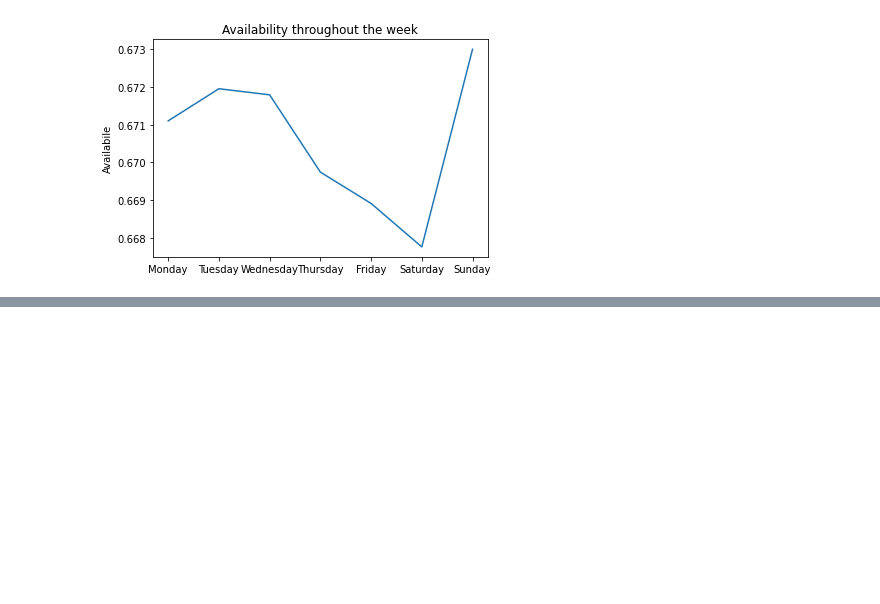
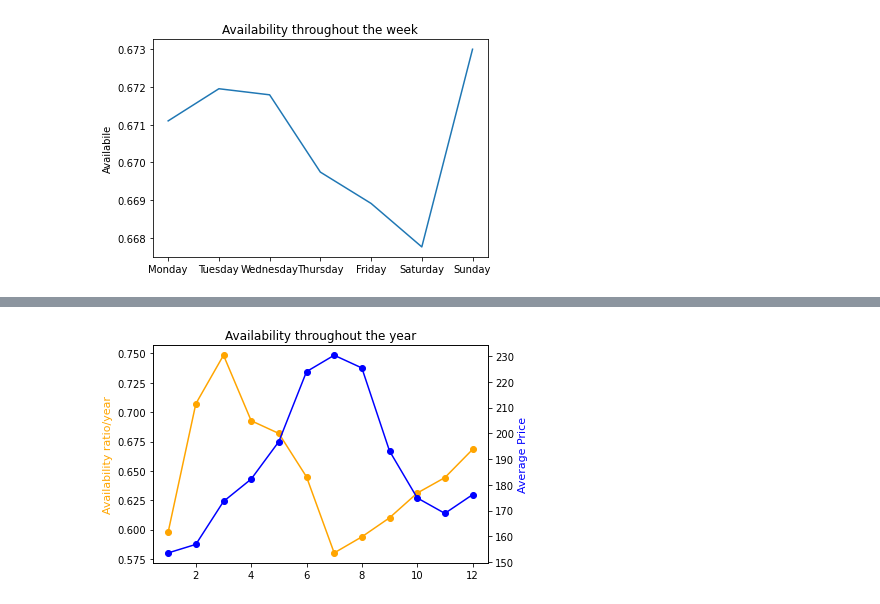
Before and after one commit to Ajax243/Airbnb_Seattle, a Jupyter notebook: calender_nb.ipynb, the cells around one changed output, grey strips where cells are left out. Drawn from its saved outputs; the diff is of its cells as text; code cells hidden in the pictures; blank space fills up the shorter version.

```diff
--- a/calender_nb.ipynb
+++ b/calender_nb.ipynb
@@ -119,3 +130,11 @@ plt.title('Availability throughout the week')
 plt.show()
 # %% [output]
 [figure]
+# %%
+df_list=pd.read_csv('listings.csv')
+
+
+
+df_list=df_list[['id','zipcode','neighbourhood','neighbourhood_cleansed','neighbourhood_group_cleansed']]
+
+df3=pd.merge(df,df_list, left_on='listing_id',right_on='id')
@@ -121,0 +194,24 @@ plt.show()
+# %%
+def plott(loc_group,loc):
+
+    df_plot=df3[df3[loc_group]==loc]
+
+    fig,ax = plt.subplots()
+
+    ax.plot(month, target('available',df_plot), color="orange", marker="o")
+
+    ax.set_ylabel("Availability ratio/year",color="orange",fontsize=11)
+
+    ax2=ax.twinx()
+
+    ax2.plot(month, target('price',df_plot),color="blue",marker="o")
+
+    ax2.set_ylabel("Average Price",color="blue",fontsize=11)
+
+
+    plt.title('Availability throughout the year')
+    plt.show()
+# %%
+plott('neighbourhood_group_cleansed','Downtown')
+# %% [output]
+[figure, added]
```
Also changed, not shown: parts of 10 cells of this notebook.
